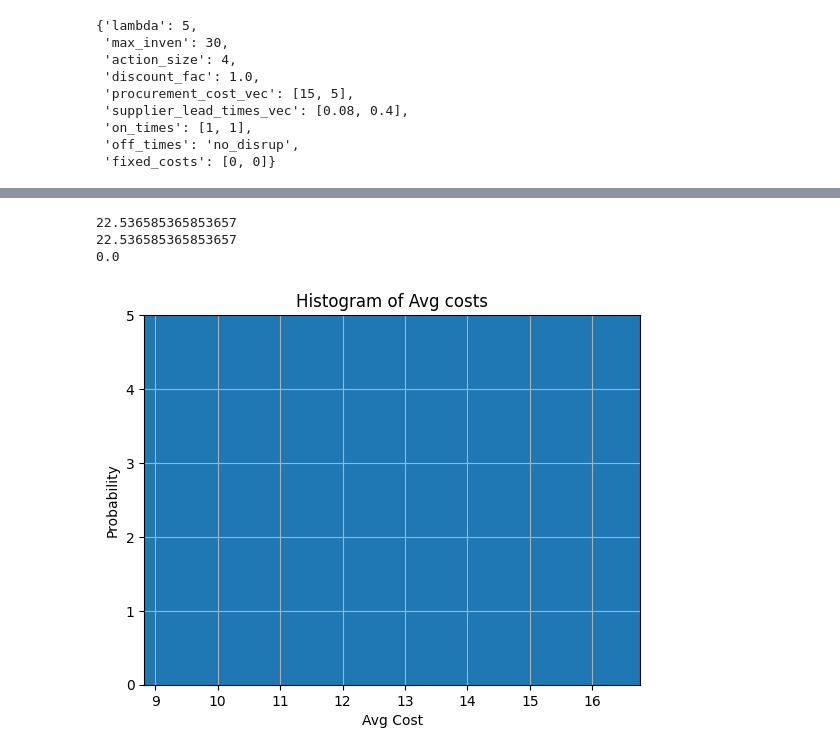
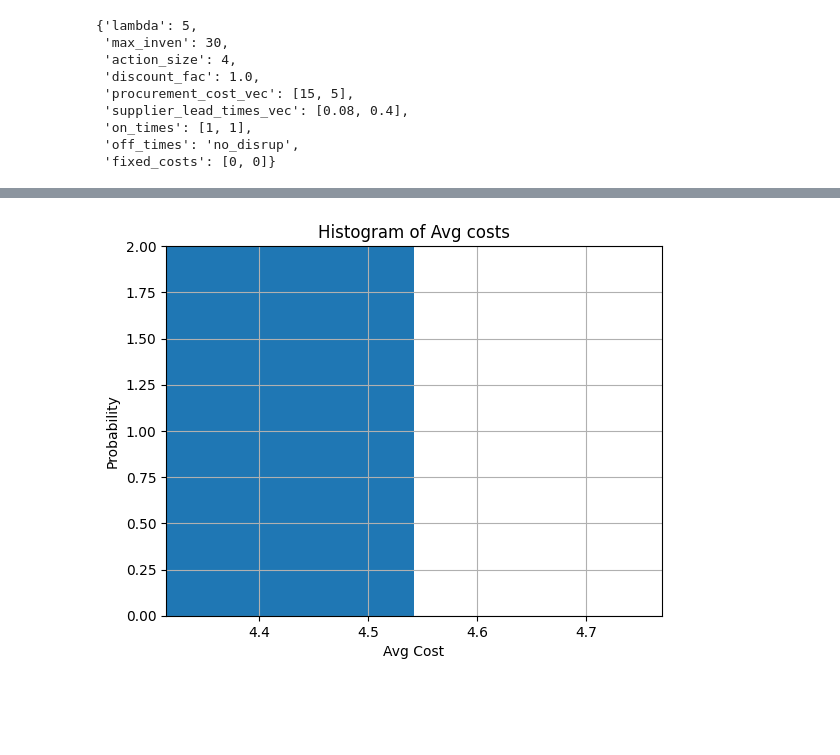
Before and after one commit to tum-logistik/multi-sourcing-inventory, a Jupyter notebook: exp_streamline.ipynb, the cells around one changed output, grey strips where cells are left out. Cells and saved outputs as stored; diff of their text form; code cells hidden in the pictures; blank space fills up the shorter version.

```diff
--- a/exp_streamline.ipynb
+++ b/exp_streamline.ipynb
@@ -249,16 +249,16 @@ plt.show()
 # %%
 kwargs = {
     "value_dic": value_dic,
-    "periods": 3,
+    "periods": 20,
     "periods_val_it": 1,
-    "nested_mc_iters": 5,
+    "nested_mc_iters": 2,
     "max_stock": BIG_S,
     "discount_fac": DISCOUNT_FAC,
     "h_cost": model_params['policy_params']['h_cost'],
     "b_penalty": model_params['policy_params']['b_penalty'],
     "n_visit_lim": N_VISIT_LIM,
     "default_ss_policy": ss_policy_fastest_supp_backlog,
-    "safe_factor": SAFE_FACTOR,
+    "safe_factor": 1.01, #SAFE_FACTOR,
     "sub_eval_periods": SUB_EVAL_PERIODS,
     "sub_nested_mc_iter": SUB_NESTED_MC_ITER,
     "approx_eval": True
@@ -273,24 +273,20 @@ mc_avg_costs = mc_with_policy(sourcingEnv2,
 print(np.mean(mc_avg_costs))
 print(np.median(mc_avg_costs))
 print(np.std(mc_avg_costs))
-# %% [output]
-22.536585365853657
-22.536585365853657
-0.0
 # %%
 import matplotlib.pyplot as plt
 import numpy as np
 
-binwidth = 20
+binwidth = 3
 n, bins, patches = plt.hist(mc_avg_costs, bins=np.arange( np.min(mc_avg_costs) - binwidth, np.max(mc_avg_costs) + binwidth, binwidth))
 # n, bins, patches = plt.hist(mc_avg_costs, density = True)
 
 plt.xlabel('Avg Cost')
 plt.ylabel('Probability')
 plt.title('Histogram of Avg costs')
 plt.xlim(np.min(mc_avg_costs), np.max(mc_avg_costs))
 plt.ylim(0, np.max(n))
 plt.grid(True)
 plt.show()
 # %% [output]
-[figure, old version]
+[figure, new version]
```
Also changed, not shown: parts of 12 cells of this notebook, 2 other files.
